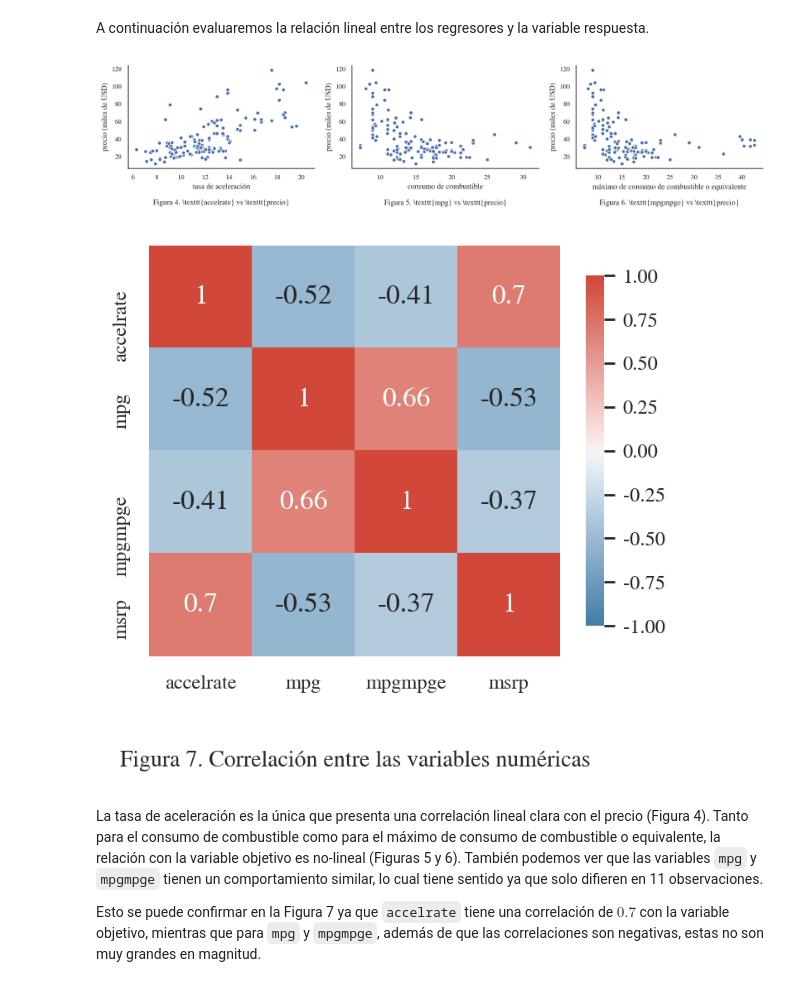
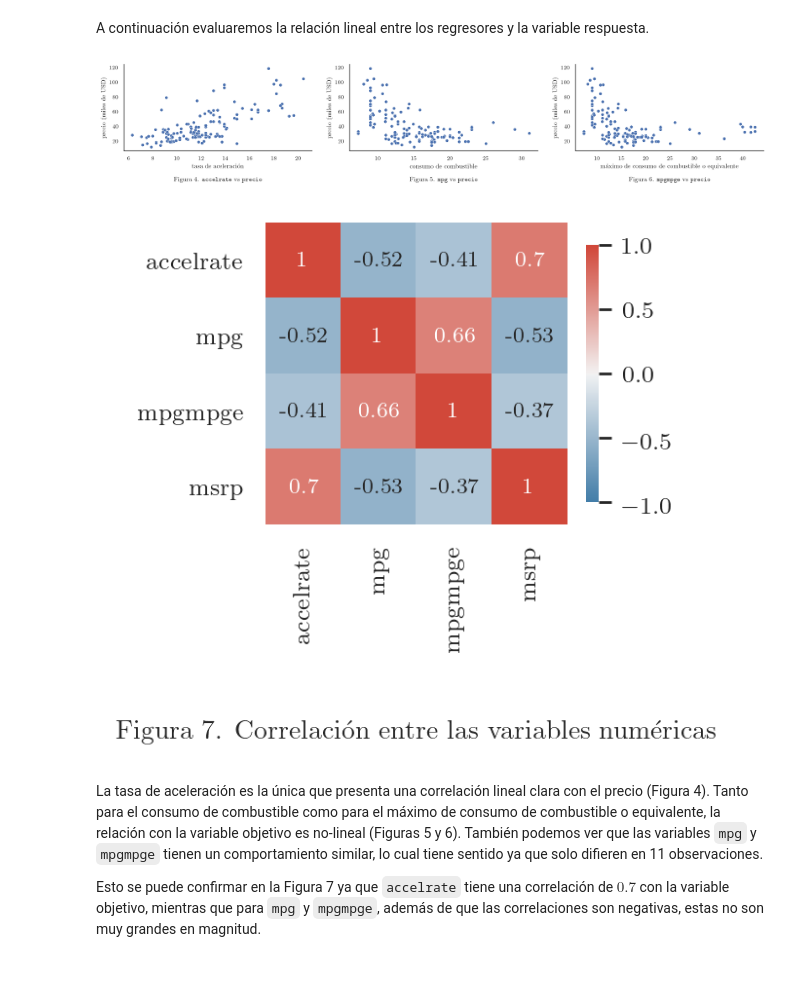
Before and after one commit to cegm/EA2-Entregables, a Jupyter notebook: Controles/Control 4/KND.ipynb, the cells around one changed output. Drawn from its saved outputs; the diff is of its cells as text; code cells hidden in the pictures.

```diff
--- a/Controles/Control 4/KND.ipynb
+++ b/Controles/Control 4/KND.ipynb
@@ -38,10 +38,10 @@ pd.options.display.precision = 4 # Para 4 decimales.
 pd.options.mode.chained_assignment = None  # default='warn'
 # %%
 # esto es solo para que corra en mi compu je
-import matplotlib
-from matplotlib import rc
-rc("text", usetex=False)
-matplotlib.rcParams['axes.unicode_minus'] = False
+#import matplotlib
+#from matplotlib import rc
+#rc("text", usetex=False)
+#matplotlib.rcParams['axes.unicode_minus'] = False
 # %%
 def format_plot(ax, x_label = 'x', y_label = 'y', caption = None, despine = True):
     if despine:
@@ -226,7 +234,7 @@ Para la mayoría de las observaciones el consumo de combustible es igual al máx
 # %% [markdown]
 A continuación evaluaremos la relación lineal entre los regresores y la variable respuesta.
 # %%
-fig, axes = plt.subplots(1, 3, figsize = ((FIG_WIDTH+1)*3, FIG_HEIGHT))
+fig, axes = plt.subplots(1, 3, figsize = ((FIG_WIDTH+2)*3, FIG_HEIGHT))
 xs = ['accelrate', 'mpg', 'mpgmpge']
 labels  = ['tasa de aceleración', 'consumo de combustible', 'máximo de consumo de combustible o equivalente']
 captions = ['\\texttt{accelrate}', '\\texttt{mpg}', '\\texttt{mpgmpge}']
@@ -248,29 +256,30 @@ for x, label, ax, c in zip(xs, labels, axes, captions):
 
 plt.show()
 # %% [output]
-[figure, old version]
+[figure, new version]
 # %%
-plt.figure(figsize=(4, 4))
+plt.figure(figsize=(2.5, 2.5))
 cmap = sns.diverging_palette(240, 15, as_cmap=True)
 ax = sns.heatmap(data.corr(),
             vmin = -1,
             square=True,
             cmap=cmap,
             annot=True,
-            cbar_kws={"shrink": .7}
+            cbar_kws={"shrink": .7},
+            annot_kws={"size": 8}
 )
 
 format_plot(
     ax = ax,
     despine = False,
     x_label = '',
     y_label = '',
     caption = 'Figura 7. Correlación entre las variables numéricas'
 )
 
 plt.show()
 # %% [output]
-[figure, old version]
+[figure, new version]
 # %% [markdown]
 La tasa de aceleración es la única que presenta una correlación lineal clara con el precio (Figura 4). Tanto para el consumo de combustible como para el máximo de consumo de combustible o equivalente, la relación con la variable objetivo es no-lineal (Figuras 5 y 6). También podemos ver que las variables `mpg` y `mpgmpge` tienen un comportamiento similar, lo cual tiene sentido ya que solo difieren en 11 observaciones.
 
```
Also changed, not shown: parts of 27 cells of this notebook, 13 other files.
